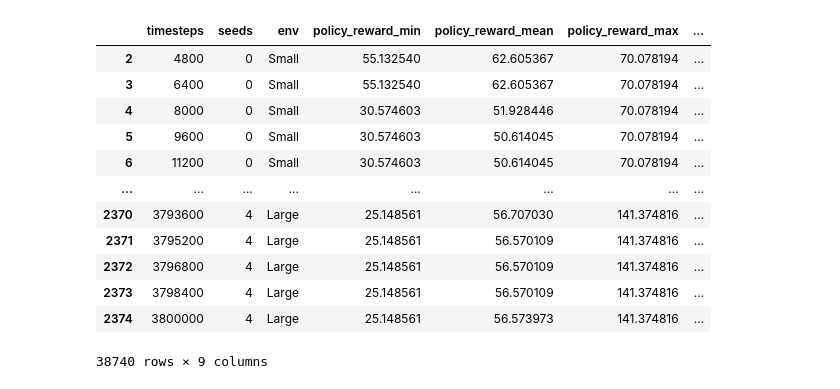
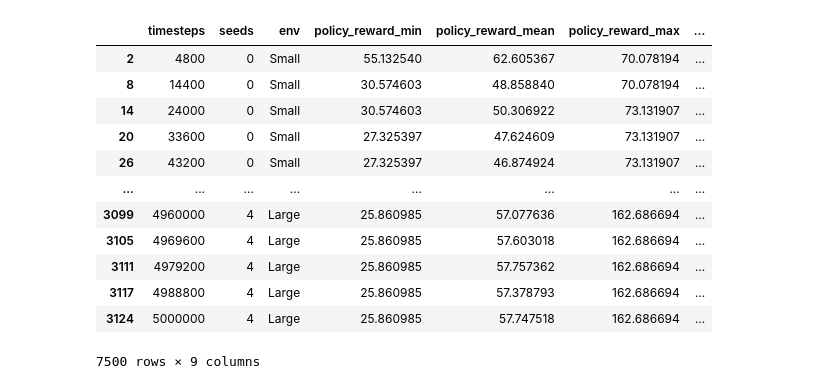
Before and after one commit to ThomasChen98/Level-of-Influence, a Jupyter notebook: MARL/learning_curves_SP.ipynb, the cells around one changed output. Saved outputs shown, nothing was run; the diff lists cells and outputs as text; code cells hidden in the pictures.

Commit message:
SP5 small, medium, large done

```diff
--- a/MARL/learning_curves_SP.ipynb
+++ b/MARL/learning_curves_SP.ipynb
@@ -73,21 +73,21 @@ def read_evaluation_data(data_list, size=500, smooth_alpha=0.05):
     return full_data_total, plot_data_total
 # %%
 full_data, plot_data = read_evaluation_data(data_list, size=500)
-full_data
+plot_data
 # %% [output]
 |  | timesteps | seeds | env | policy_reward_min | policy_reward_mean | policy_reward_max | ... |
 | 2 | 4800 | 0 | Small | 55.132540 | 62.605367 | 70.078194 | ... |
-| 3 | 6400 | 0 | Small | 55.132540 | 62.605367 | 70.078194 | ... |
-| 4 | 8000 | 0 | Small | 30.574603 | 51.928446 | 70.078194 | ... |
-| 5 | 9600 | 0 | Small | 30.574603 | 50.614045 | 70.078194 | ... |
-| 6 | 11200 | 0 | Small | 30.574603 | 50.614045 | 70.078194 | ... |
+| 8 | 14400 | 0 | Small | 30.574603 | 48.858840 | 70.078194 | ... |
+| 14 | 24000 | 0 | Small | 30.574603 | 50.306922 | 73.131907 | ... |
+| 20 | 33600 | 0 | Small | 27.325397 | 47.624609 | 73.131907 | ... |
+| 26 | 43200 | 0 | Small | 27.325397 | 46.874924 | 73.131907 | ... |
 | ... | ... | ... | ... | ... | ... | ... | ... |
-| 2370 | 3793600 | 4 | Large | 25.148561 | 56.707030 | 141.374816 | ... |
-| 2371 | 3795200 | 4 | Large | 25.148561 | 56.570109 | 141.374816 | ... |
-| 2372 | 3796800 | 4 | Large | 25.148561 | 56.570109 | 141.374816 | ... |
-| 2373 | 3798400 | 4 | Large | 25.148561 | 56.570109 | 141.374816 | ... |
-| 2374 | 3800000 | 4 | Large | 25.148561 | 56.573973 | 141.374816 | ... |
+| 3099 | 4960000 | 4 | Large | 25.860985 | 57.077636 | 162.686694 | ... |
+| 3105 | 4969600 | 4 | Large | 25.860985 | 57.603018 | 162.686694 | ... |
+| 3111 | 4979200 | 4 | Large | 25.860985 | 57.757362 | 162.686694 | ... |
+| 3117 | 4988800 | 4 | Large | 25.860985 | 57.378793 | 162.686694 | ... |
+| 3124 | 5000000 | 4 | Large | 25.860985 | 57.747518 | 162.686694 | ... |
-38740 rows × 9 columns
+7500 rows × 9 columns
 # %%
 fig, ax = plt.subplots(figsize=figsize)
 g = sns.lineplot(data=plot_data, x='timesteps', y='policy_reward_mean_smooth', hue='env')
```
Also changed, not shown: parts of 3 cells of this notebook, 29 other files.
